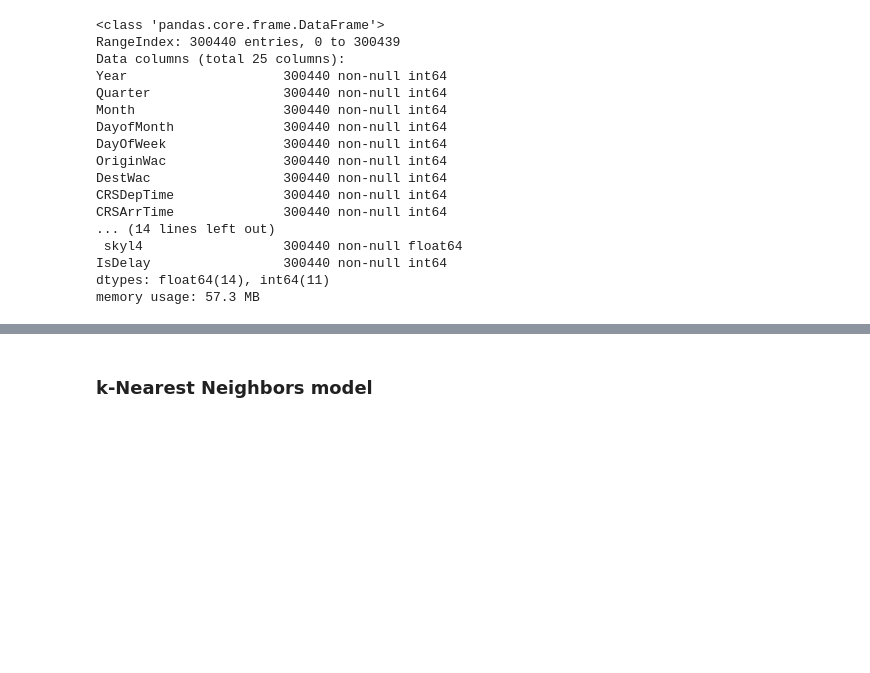
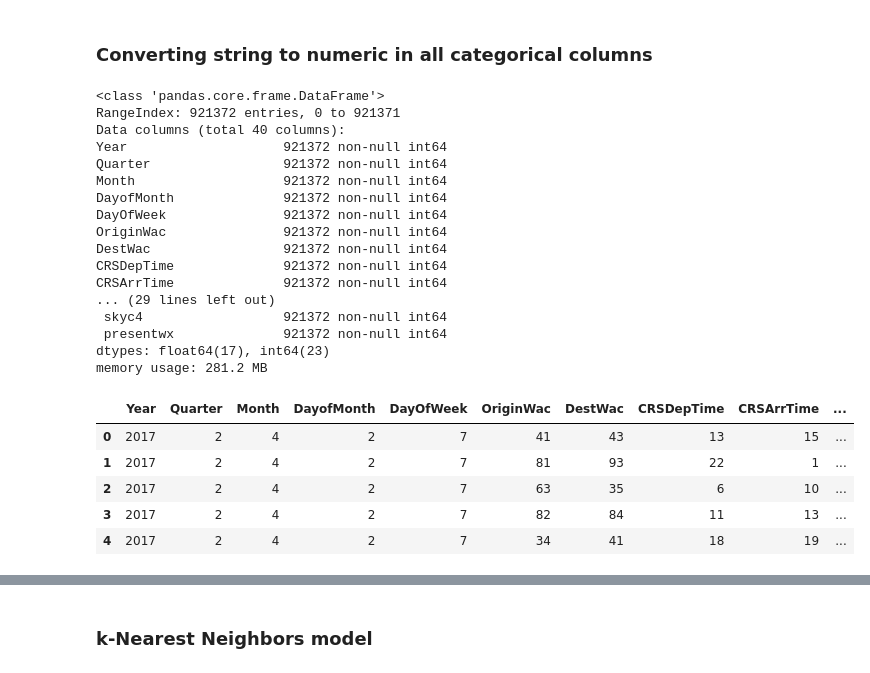
Before and after one commit to cuthlo/springboard, a Jupyter notebook: capstone_project1/Features Selection and Model Selection.ipynb, the cells around one changed output, grey strips where cells are left out. Saved outputs shown, nothing was run; the diff lists cells and outputs as text; code cells hidden in the pictures; blank space fills up the shorter version.

```diff
--- a/capstone_project1/Features Selection and Model Selection.ipynb
+++ b/capstone_project1/Features Selection and Model Selection.ipynb
@@ -49,5 +37,0 @@ Index(['Year', 'Quarter', 'Month', 'DayofMonth', 'DayOfWeek', 'Carrier',
-# %%
-df['skyc1_c'] = df[' skyc1'].astype('category')
-df['skyc2_c'] = df[' skyc2'].astype('category')
-df['skyc3_c'] = df[' skyc3'].astype('category')
-df['skyc4_c'] = df[' skyc4'].astype('category')
@@ -95,2 +68,3 @@ memory usage: 92.8+ MB
 # %%
-numeric_list = ['Year','Quarter','Month','DayofMonth','DayOfWeek','OriginWac','DestWac','CRSDepTime','CRSArrTime','CRSElapsedTime','Distance','DistanceGroup','AptPreviousDateDelay','AptNoOfFlight','tmpf',' drct',' sknt',' p01i',' alti',' gust',' skyl1',' skyl2',' skyl3',' skyl4','IsDelay']
+numeric_list = ['Year','Quarter','Month','DayofMonth','DayOfWeek','OriginWac','DestWac','CRSDepTime','CRSArrTime','CRSElapsedTime','Distance','DistanceGroup','AptPreviousDateDelay','AptNoOfFlight','tmpf',' dwpf',' relh',' drct',' sknt',' p01i',' alti',' gust',' skyl1',' skyl2',' skyl3',' skyl4','IsDelay']
+cat_list = ['Carrier','Origin','OriginState','Dest','DestState','DepTimeBlk','ArrTimeBlk',' skyc1',' skyc2',' skyc3',' skyc4',' presentwx']
@@ -99,20 +71,38 @@ df_numeric = df[numeric_list]
+# %% [markdown]
+### Converting string to numeric in all categorical columns
+# %%
+from sklearn.preprocessing import LabelEncoder
+le = LabelEncoder()
+tmp = df[cat_list].apply(le.fit_transform)
+# %%
+df.drop(cat_list, axis=1, inplace=True)
+df = pd.concat([df, tmp], axis=1)
 # %%
-df_numeric.info()
+df.info()
 # %% [output]
 <class 'pandas.core.frame.DataFrame'>
-RangeIndex: 300440 entries, 0 to 300439
-Data columns (total 25 columns):
-Year                    300440 non-null int64
-Quarter                 300440 non-null int64
-Month                   300440 non-null int64
-DayofMonth              300440 non-null int64
-DayOfWeek               300440 non-null int64
-OriginWac               300440 non-null int64
-DestWac                 300440 non-null int64
-CRSDepTime              300440 non-null int64
-CRSArrTime              300440 non-null int64
-... (14 lines left out)
- skyl4                  300440 non-null float64
-IsDelay                 300440 non-null int64
-dtypes: float64(14), int64(11)
-memory usage: 57.3 MB
+RangeIndex: 921372 entries, 0 to 921371
+Data columns (total 40 columns):
+Year                    921372 non-null int64
+Quarter                 921372 non-null int64
+Month                   921372 non-null int64
+DayofMonth              921372 non-null int64
+DayOfWeek               921372 non-null int64
+OriginWac               921372 non-null int64
+DestWac                 921372 non-null int64
+CRSDepTime              921372 non-null int64
+CRSArrTime              921372 non-null int64
+... (29 lines left out)
+ skyc4                  921372 non-null int64
+ presentwx              921372 non-null int64
+dtypes: float64(17), int64(23)
+memory usage: 281.2 MB
+# %%
+df.head()
+# %% [output]
+|  | Year | Quarter | Month | DayofMonth | DayOfWeek | OriginWac | DestWac | CRSDepTime | CRSArrTime | ... |
+| 0 | 2017 | 2 | 4 | 2 | 7 | 41 | 43 | 13 | 15 | ... |
+| 1 | 2017 | 2 | 4 | 2 | 7 | 81 | 93 | 22 | 1 | ... |
+| 2 | 2017 | 2 | 4 | 2 | 7 | 63 | 35 | 6 | 10 | ... |
+| 3 | 2017 | 2 | 4 | 2 | 7 | 82 | 84 | 11 | 13 | ... |
+| 4 | 2017 | 2 | 4 | 2 | 7 | 34 | 41 | 18 | 19 | ... |
```
Also changed, not shown: parts of 29 cells of this notebook.
